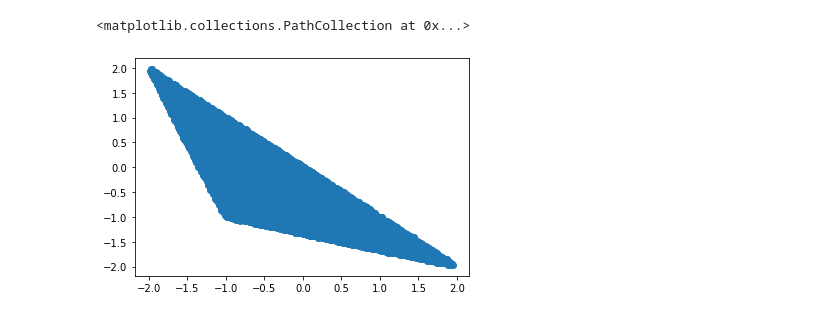
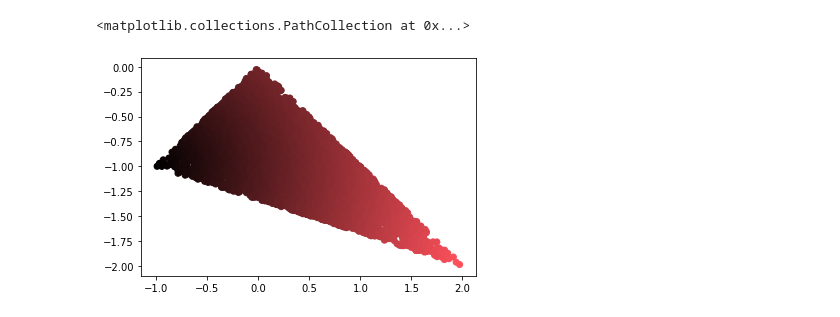
Before and after one commit to luigisbailo/archetype-nets, a Jupyter notebook: archetypes.ipynb, the cells around one changed output. Saved outputs shown, nothing was run; the diff lists cells and outputs as text; code cells hidden in the pictures.

```diff
--- a/archetypes.ipynb
+++ b/archetypes.ipynb
@@ -29,12 +33,12 @@ def generate_data (archs, n_points, noise=0.1):
-# %%
-x_train = generate_data (archs,100000,noise=0.01)
-x_test = generate_data (archs,10000,noise=0.01)
-
-dataX,dataY = x_train.T
-plt.scatter(dataX,dataY)
-# %% [output]
-<matplotlib.collections.PathCollection at 0x...>
-[figure, removed]
+# %%
+x_train, y_train = generate_data (archs,10000,noise=0.0)
+x_test, y_test = generate_data (archs,1000,noise=0.0)
+
+data0,data1 = x_train.T
+plt.scatter(data0, data1, color=y_train)
+# %% [output]
+<matplotlib.collections.PathCollection at 0x...>
+[figure, added]
 # %%
 def get_zfixed ( dim_latent_space ):
 
```
Also changed, not shown: parts of 13 cells of this notebook.
